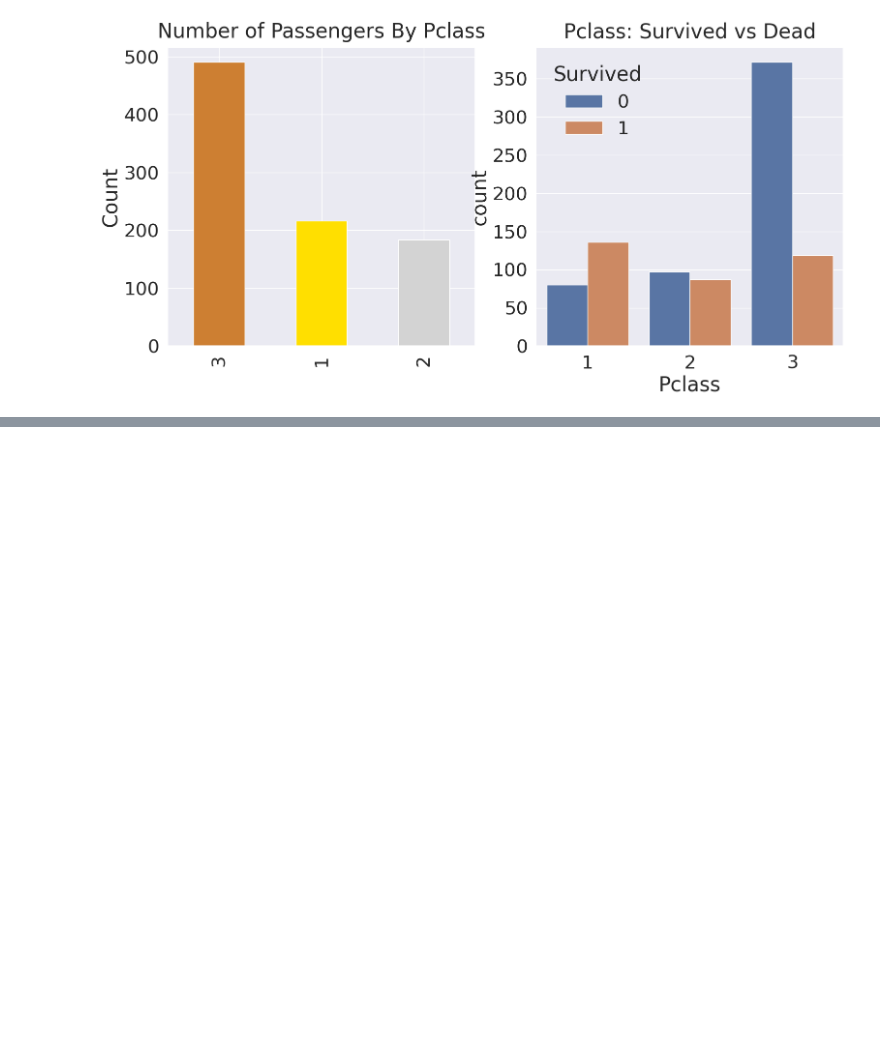
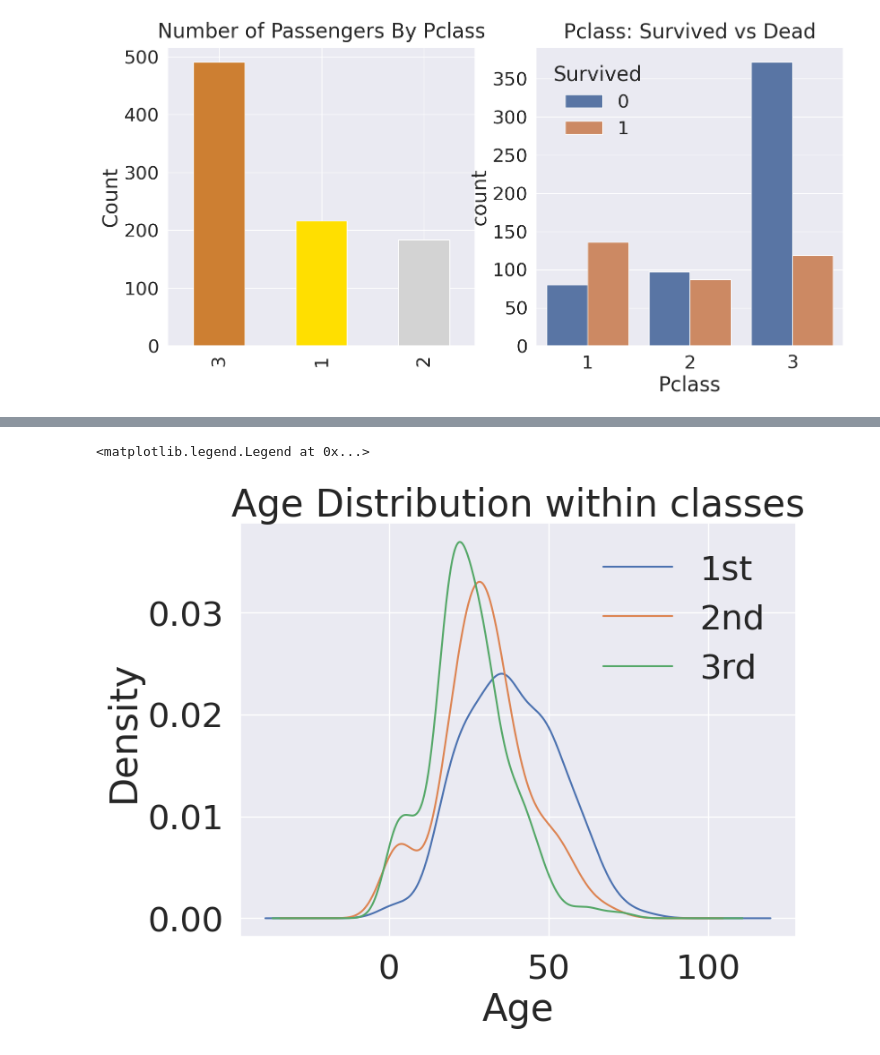
Before and after one commit to greedypelican/git-kaggle, a Jupyter notebook: Titanic/Titanic.ipynb, the cells around one changed output, grey strips where cells are left out. Saved outputs shown, nothing was run; the diff lists cells and outputs as text; code cells hidden in the pictures; blank space fills up the shorter version.

```diff
--- a/Titanic/Titanic.ipynb
+++ b/Titanic/Titanic.ipynb
@@ -143,0 +192,12 @@ plt.show()
+# %%
+plt.figure(figsize=(8, 6))
+df_train['Age'][df_train['Pclass']==1].plot(kind='kde')
+df_train['Age'][df_train['Pclass']==2].plot(kind='kde')
+df_train['Age'][df_train['Pclass']==3].plot(kind='kde')
+
+plt.xlabel('Age')
+plt.title('Age Distribution within classes')
+plt.legend(['1st','2nd','3rd'])
+# %% [output]
+<matplotlib.legend.Legend at 0x...>
+[figure, added]
```
Also changed, not shown: parts of 17 cells of this notebook.
